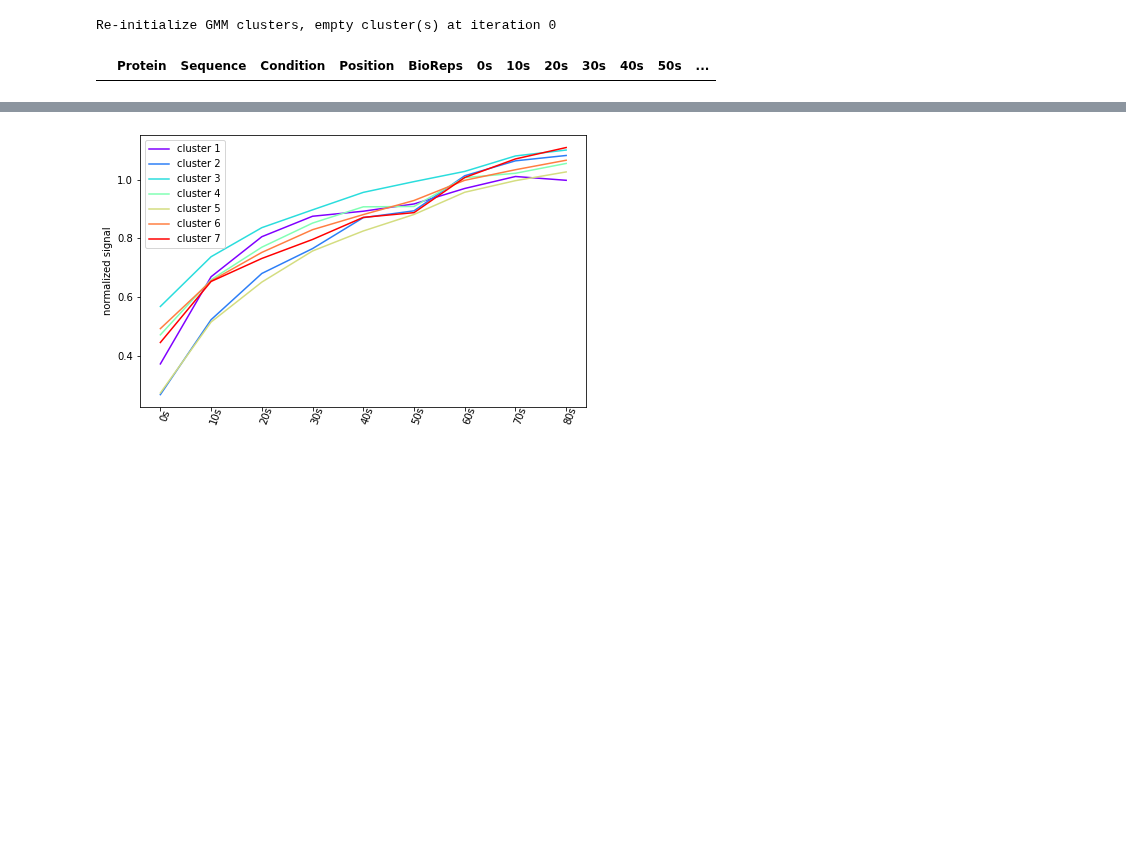
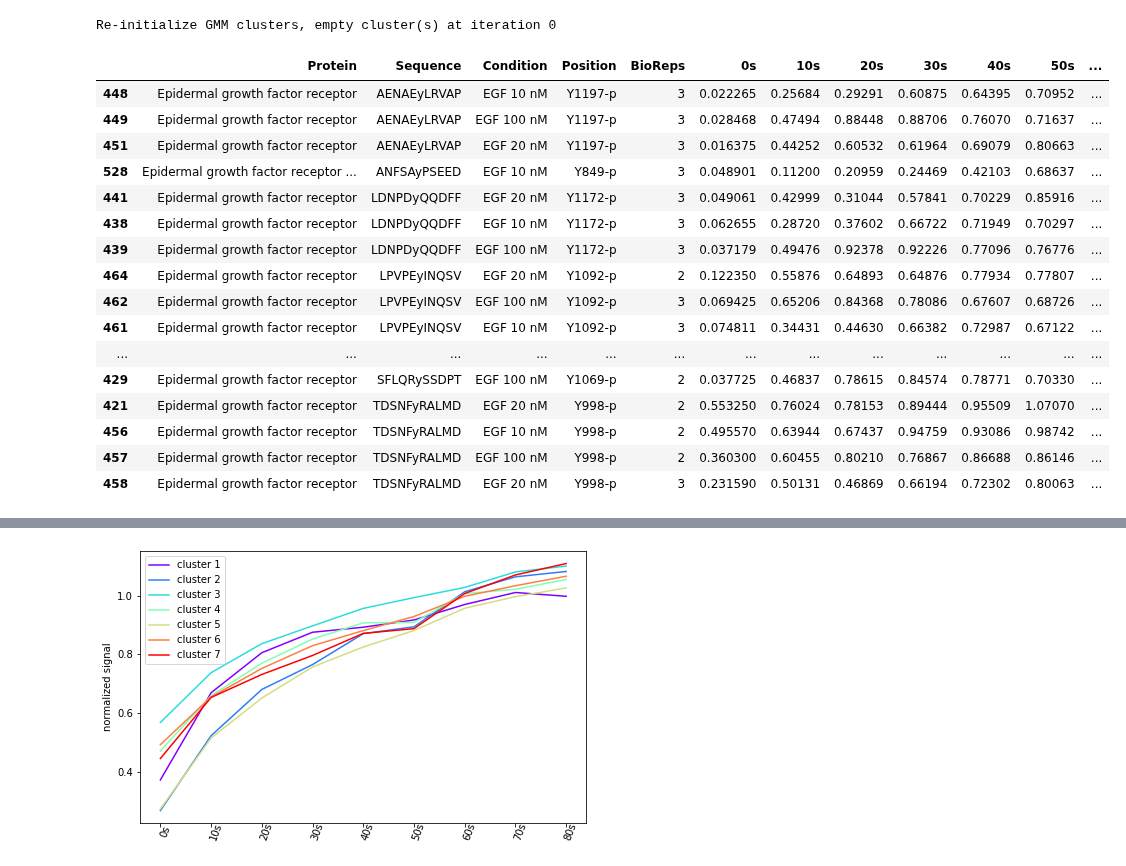
Before and after one commit to meyer-lab/DDMC, a Jupyter notebook: ForestPNAS2015.ipynb, the cells around one changed output, grey strips where cells are left out. Saved outputs shown, nothing was run; the diff lists cells and outputs as text; code cells hidden in the pictures; blank space fills up the shorter version.

```diff
--- a/ForestPNAS2015.ipynb
+++ b/ForestPNAS2015.ipynb
@@ -103,9 +103,25 @@ MSC_PAM = MassSpecClustering(info, ncl, GMMweight=GMMweight, distance_method="PA
 Re-initialize GMM clusters, empty cluster(s) at iteration 0
 # %%
 E1020100_PAM = E1020100.assign(Cluster=[lab+1 for lab in list(MSC_PAM.labels_)])
-E1020100_PAM[E1020100_PAM["Protein"].str.contains("epidermal growth factor receptor")].sort_values(by="Sequence")
+E1020100_PAM[E1020100_PAM["Protein"].str.contains("Epidermal growth factor receptor")].sort_values(by="Sequence")
 # %% [output]
 |  | Protein | Sequence | Condition | Position | BioReps | 0s | 10s | 20s | 30s | 40s | 50s | ... |
+| 448 | Epidermal growth factor receptor | AENAEyLRVAP | EGF 10 nM | Y1197-p | 3 | 0.022265 | 0.25684 | 0.29291 | 0.60875 | 0.64395 | 0.70952 | ... |
+| 449 | Epidermal growth factor receptor | AENAEyLRVAP | EGF 100 nM | Y1197-p | 3 | 0.028468 | 0.47494 | 0.88448 | 0.88706 | 0.76070 | 0.71637 | ... |
+| 451 | Epidermal growth factor receptor | AENAEyLRVAP | EGF 20 nM | Y1197-p | 3 | 0.016375 | 0.44252 | 0.60532 | 0.61964 | 0.69079 | 0.80663 | ... |
+| 528 | Epidermal growth factor receptor ... | ANFSAyPSEED | EGF 10 nM | Y849-p | 3 | 0.048901 | 0.11200 | 0.20959 | 0.24469 | 0.42103 | 0.68637 | ... |
+| 441 | Epidermal growth factor receptor | LDNPDyQQDFF | EGF 20 nM | Y1172-p | 3 | 0.049061 | 0.42999 | 0.31044 | 0.57841 | 0.70229 | 0.85916 | ... |
+| 438 | Epidermal growth factor receptor | LDNPDyQQDFF | EGF 10 nM | Y1172-p | 3 | 0.062655 | 0.28720 | 0.37602 | 0.66722 | 0.71949 | 0.70297 | ... |
+| 439 | Epidermal growth factor receptor | LDNPDyQQDFF | EGF 100 nM | Y1172-p | 3 | 0.037179 | 0.49476 | 0.92378 | 0.92226 | 0.77096 | 0.76776 | ... |
+| 464 | Epidermal growth factor receptor | LPVPEyINQSV | EGF 20 nM | Y1092-p | 2 | 0.122350 | 0.55876 | 0.64893 | 0.64876 | 0.77934 | 0.77807 | ... |
+| 462 | Epidermal growth factor receptor | LPVPEyINQSV | EGF 100 nM | Y1092-p | 3 | 0.069425 | 0.65206 | 0.84368 | 0.78086 | 0.67607 | 0.68726 | ... |
+| 461 | Epidermal growth factor receptor | LPVPEyINQSV | EGF 10 nM | Y1092-p | 3 | 0.074811 | 0.34431 | 0.44630 | 0.66382 | 0.72987 | 0.67122 | ... |
+| ... | ... | ... | ... | ... | ... | ... | ... | ... | ... | ... | ... | ... |
+| 429 | Epidermal growth factor receptor | SFLQRySSDPT | EGF 100 nM | Y1069-p | 2 | 0.037725 | 0.46837 | 0.78615 | 0.84574 | 0.78771 | 0.70330 | ... |
+| 421 | Epidermal growth factor receptor | TDSNFyRALMD | EGF 20 nM | Y998-p | 2 | 0.553250 | 0.76024 | 0.78153 | 0.89444 | 0.95509 | 1.07070 | ... |
+| 456 | Epidermal growth factor receptor | TDSNFyRALMD | EGF 10 nM | Y998-p | 2 | 0.495570 | 0.63944 | 0.67437 | 0.94759 | 0.93086 | 0.98742 | ... |
+| 457 | Epidermal growth factor receptor | TDSNFyRALMD | EGF 100 nM | Y998-p | 2 | 0.360300 | 0.60455 | 0.80210 | 0.76867 | 0.86688 | 0.86146 | ... |
+| 458 | Epidermal growth factor receptor | TDSNFyRALMD | EGF 20 nM | Y998-p | 3 | 0.231590 | 0.50131 | 0.46869 | 0.66194 | 0.72302 | 0.80063 | ... |
 # %%
 MSC_PAM.clustermembers(E1020100.T)
 # %% [output]
```
Also changed, not shown: parts of 5 cells of this notebook.
